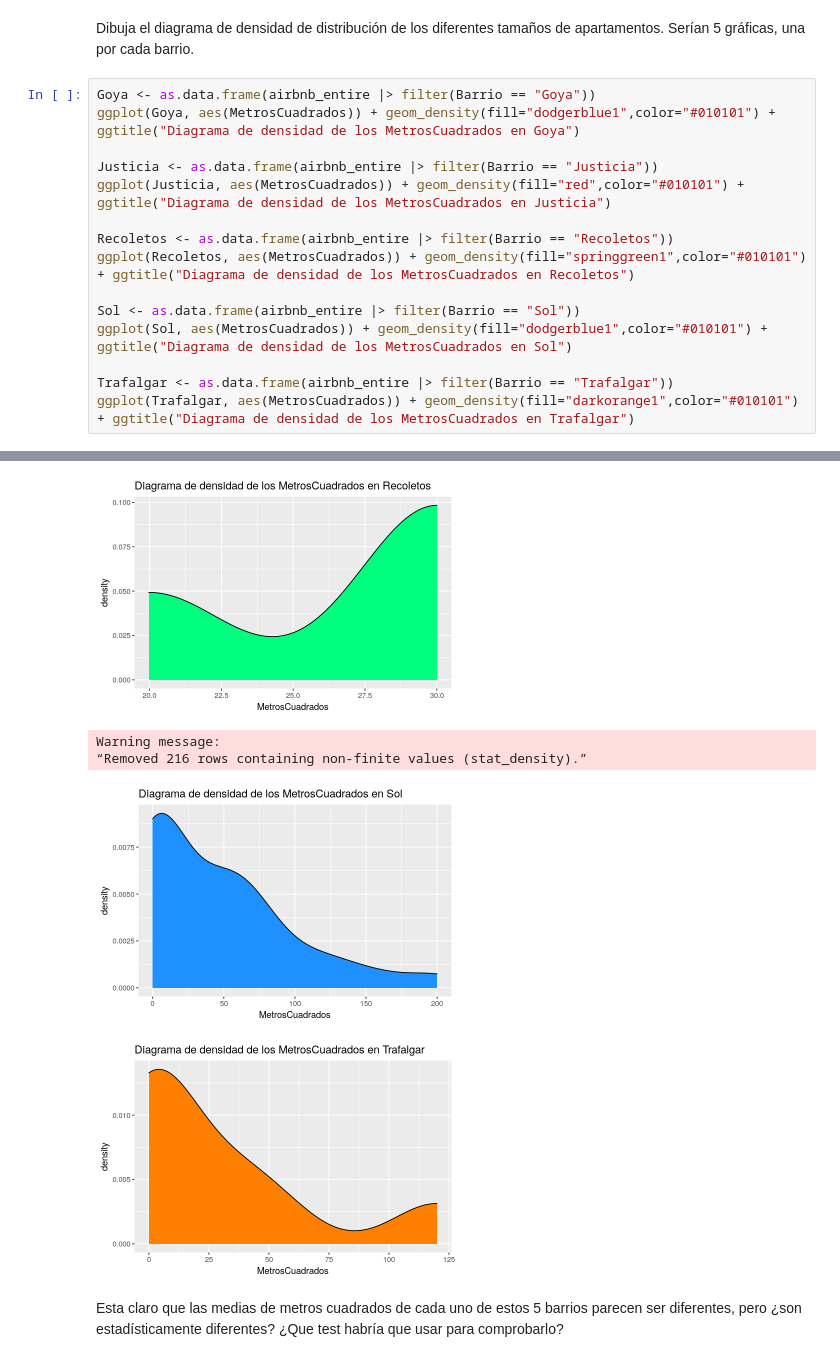
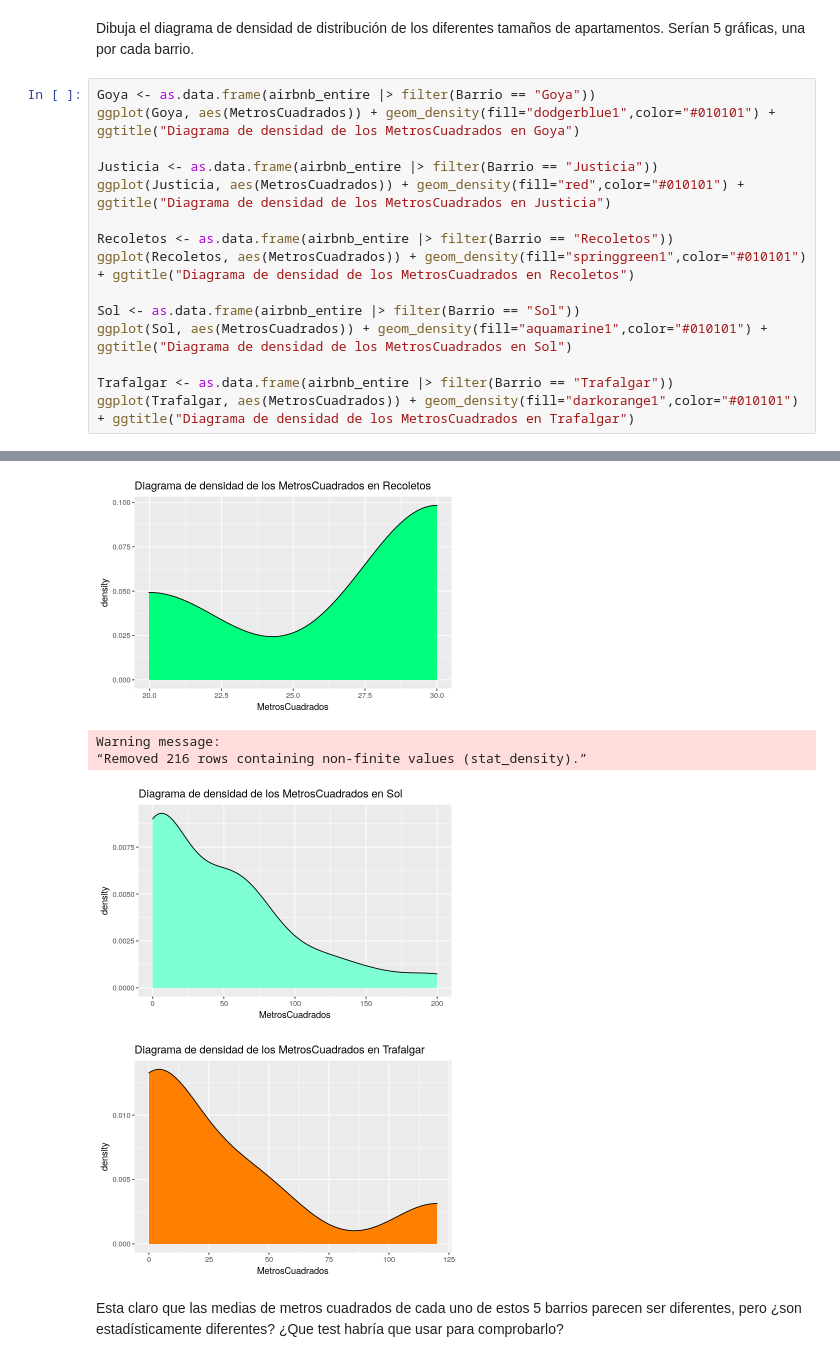
Before and after one commit to luis98martin/Practicas-KeepCoding, a Jupyter notebook: Practica_Estadistica/Entrega_Final_LuisMartinVegas.ipynb, the cells around one changed output, grey strips where cells are left out. Drawn from its saved outputs; the diff is of its cells as text.

```diff
--- a/Practica_Estadistica/Entrega_Final_LuisMartinVegas.ipynb
+++ b/Practica_Estadistica/Entrega_Final_LuisMartinVegas.ipynb
@@ -366,33 +366,33 @@ Dibuja el diagrama de densidad de distribución de los diferentes tamaños de ap
 # %%
 Goya <- as.data.frame(airbnb_entire |> filter(Barrio == "Goya"))
 ggplot(Goya, aes(MetrosCuadrados)) + geom_density(fill="dodgerblue1",color="#010101") + ggtitle("Diagrama de densidad de los MetrosCuadrados en Goya")
 
 Justicia <- as.data.frame(airbnb_entire |> filter(Barrio == "Justicia"))
 ggplot(Justicia, aes(MetrosCuadrados)) + geom_density(fill="red",color="#010101") + ggtitle("Diagrama de densidad de los MetrosCuadrados en Justicia")
 
 Recoletos <- as.data.frame(airbnb_entire |> filter(Barrio == "Recoletos"))
 ggplot(Recoletos, aes(MetrosCuadrados)) + geom_density(fill="springgreen1",color="#010101") + ggtitle("Diagrama de densidad de los MetrosCuadrados en Recoletos")
 
 Sol <- as.data.frame(airbnb_entire |> filter(Barrio == "Sol"))
-ggplot(Sol, aes(MetrosCuadrados)) + geom_density(fill="dodgerblue1",color="#010101") + ggtitle("Diagrama de densidad de los MetrosCuadrados en Sol")
+ggplot(Sol, aes(MetrosCuadrados)) + geom_density(fill="aquamarine1",color="#010101") + ggtitle("Diagrama de densidad de los MetrosCuadrados en Sol")
 
 Trafalgar <- as.data.frame(airbnb_entire |> filter(Barrio == "Trafalgar"))
 ggplot(Trafalgar, aes(MetrosCuadrados)) + geom_density(fill="darkorange1",color="#010101") + ggtitle("Diagrama de densidad de los MetrosCuadrados en Trafalgar")
 # %% [output]
 Warning message:
 “Removed 139 rows containing non-finite values (stat_density).”
 Warning message:
 “Removed 517 rows containing non-finite values (stat_density).”
 [figure]
 Warning message:
 “Removed 132 rows containing non-finite values (stat_density).”
 [figure]
 Warning message:
 “Removed 641 rows containing non-finite values (stat_density).”
 [figure]
 Warning message:
 “Removed 216 rows containing non-finite values (stat_density).”
-[figure, old version]
+[figure, new version]
 [figure]
 # %% [markdown]
 Esta claro que las medias de metros cuadrados de cada uno de estos 5 barrios parecen ser diferentes, pero ¿son estadísticamente diferentes?
```
Also changed, not shown: parts of 1 cell of this notebook.
